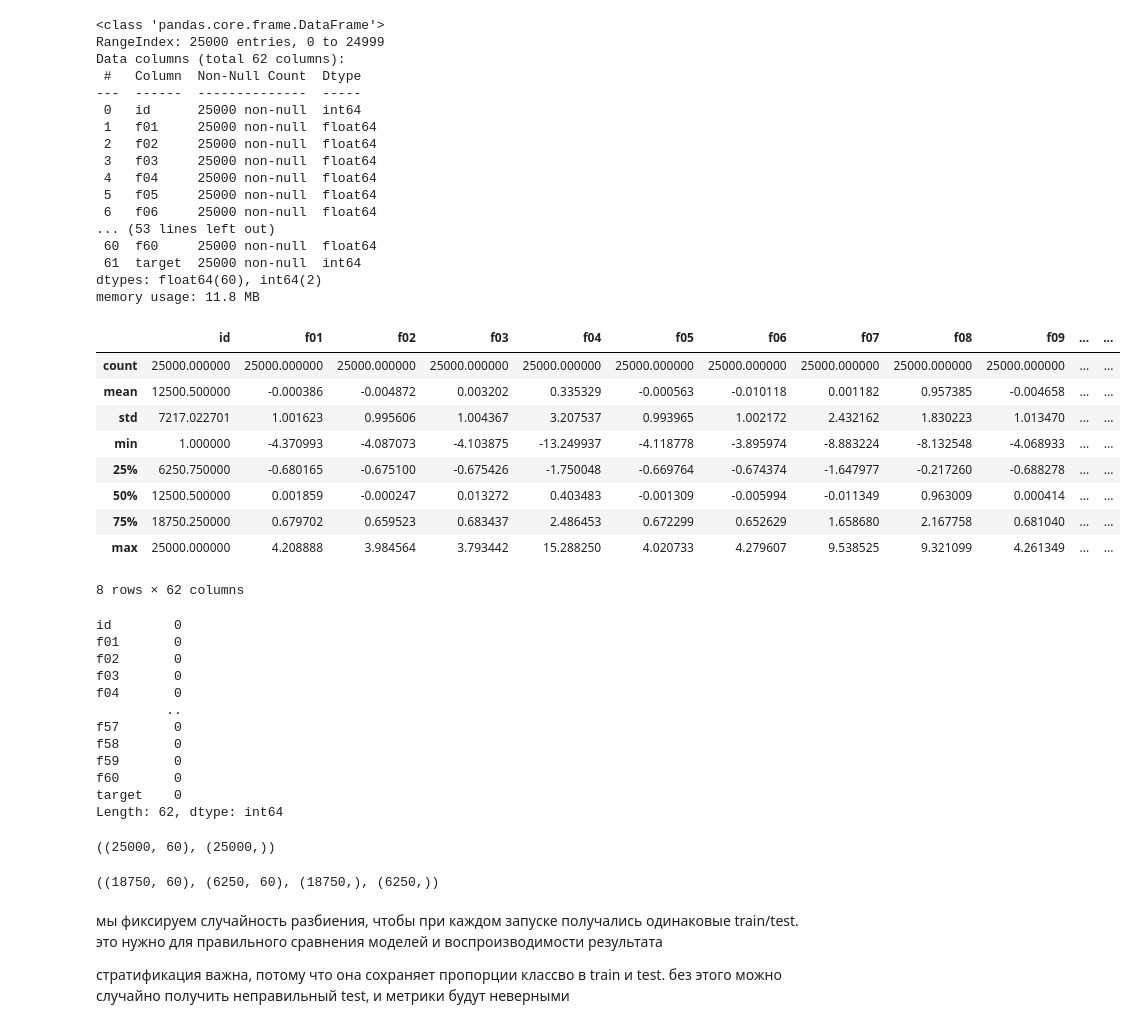
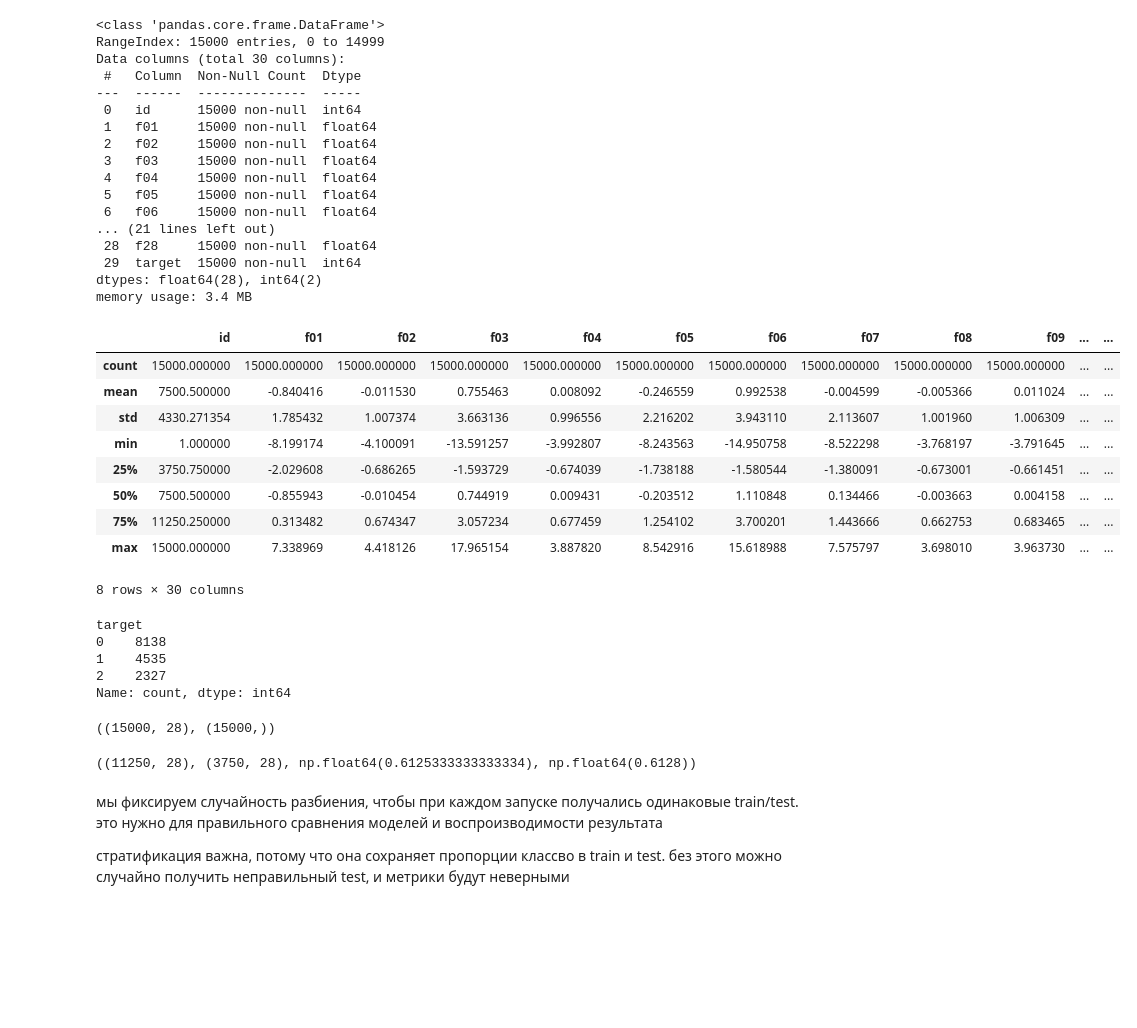
Before and after one commit to Gyroboy/mirea_aie_raynor, a Jupyter notebook: homeworks/HW06/HW06.ipynb, the cells around one changed output. Drawn from its saved outputs; the diff is of its cells as text; code cells hidden in the pictures; blank space fills up the shorter version.

```diff
--- a/homeworks/HW06/HW06.ipynb
+++ b/homeworks/HW06/HW06.ipynb
@@ -6,71 +14,63 @@ import sklearn
 # %%
-df = pd.read_csv("S06-hw-dataset-04.csv")
+df = pd.read_csv("S06-hw-dataset-03.csv")
 df.head()
 df.info()
 df.describe(include="all")
 # %% [output]
 <class 'pandas.core.frame.DataFrame'>
-RangeIndex: 25000 entries, 0 to 24999
-Data columns (total 62 columns):
+RangeIndex: 15000 entries, 0 to 14999
+Data columns (total 30 columns):
  #   Column  Non-Null Count  Dtype
 ---  ------  --------------  -----
- 0   id      25000 non-null  int64
- 1   f01     25000 non-null  float64
- 2   f02     25000 non-null  float64
- 3   f03     25000 non-null  float64
- 4   f04     25000 non-null  float64
- 5   f05     25000 non-null  float64
- 6   f06     25000 non-null  float64
-... (53 lines left out)
- 60  f60     25000 non-null  float64
- 61  target  25000 non-null  int64
-dtypes: float64(60), int64(2)
-memory usage: 11.8 MB
+ 0   id      15000 non-null  int64
+ 1   f01     15000 non-null  float64
+ 2   f02     15000 non-null  float64
+ 3   f03     15000 non-null  float64
+ 4   f04     15000 non-null  float64
+ 5   f05     15000 non-null  float64
+ 6   f06     15000 non-null  float64
+... (21 lines left out)
+ 28  f28     15000 non-null  float64
+ 29  target  15000 non-null  int64
+dtypes: float64(28), int64(2)
+memory usage: 3.4 MB
 |  | id | f01 | f02 | f03 | f04 | f05 | f06 | f07 | f08 | f09 | ... | ... |
-| count | 25000.000000 | 25000.000000 | 25000.000000 | 25000.000000 | 25000.000000 | 25000.000000 | 25000.000000 | 25000.000000 | 25000.000000 | 25000.000000 | ... | ... |
-| mean | 12500.500000 | -0.000386 | -0.004872 | 0.003202 | 0.335329 | -0.000563 | -0.010118 | 0.001182 | 0.957385 | -0.004658 | ... | ... |
-| std | 7217.022701 | 1.001623 | 0.995606 | 1.004367 | 3.207537 | 0.993965 | 1.002172 | 2.432162 | 1.830223 | 1.013470 | ... | ... |
-| min | 1.000000 | -4.370993 | -4.087073 | -4.103875 | -13.249937 | -4.118778 | -3.895974 | -8.883224 | -8.132548 | -4.068933 | ... | ... |
-| 25% | 6250.750000 | -0.680165 | -0.675100 | -0.675426 | -1.750048 | -0.669764 | -0.674374 | -1.647977 | -0.217260 | -0.688278 | ... | ... |
-| 50% | 12500.500000 | 0.001859 | -0.000247 | 0.013272 | 0.403483 | -0.001309 | -0.005994 | -0.011349 | 0.963009 | 0.000414 | ... | ... |
-| 75% | 18750.250000 | 0.679702 | 0.659523 | 0.683437 | 2.486453 | 0.672299 | 0.652629 | 1.658680 | 2.167758 | 0.681040 | ... | ... |
-| max | 25000.000000 | 4.208888 | 3.984564 | 3.793442 | 15.288250 | 4.020733 | 4.279607 | 9.538525 | 9.321099 | 4.261349 | ... | ... |
+| count | 15000.000000 | 15000.000000 | 15000.000000 | 15000.000000 | 15000.000000 | 15000.000000 | 15000.000000 | 15000.000000 | 15000.000000 | 15000.000000 | ... | ... |
+| mean | 7500.500000 | -0.840416 | -0.011530 | 0.755463 | 0.008092 | -0.246559 | 0.992538 | -0.004599 | -0.005366 | 0.011024 | ... | ... |
+| std | 4330.271354 | 1.785432 | 1.007374 | 3.663136 | 0.996556 | 2.216202 | 3.943110 | 2.113607 | 1.001960 | 1.006309 | ... | ... |
+| min | 1.000000 | -8.199174 | -4.100091 | -13.591257 | -3.992807 | -8.243563 | -14.950758 | -8.522298 | -3.768197 | -3.791645 | ... | ... |
+| 25% | 3750.750000 | -2.029608 | -0.686265 | -1.593729 | -0.674039 | -1.738188 | -1.580544 | -1.380091 | -0.673001 | -0.661451 | ... | ... |
+| 50% | 7500.500000 | -0.855943 | -0.010454 | 0.744919 | 0.009431 | -0.203512 | 1.110848 | 0.134466 | -0.003663 | 0.004158 | ... | ... |
+| 75% | 11250.250000 | 0.313482 | 0.674347 | 3.057234 | 0.677459 | 1.254102 | 3.700201 | 1.443666 | 0.662753 | 0.683465 | ... | ... |
+| max | 15000.000000 | 7.338969 | 4.418126 | 17.965154 | 3.887820 | 8.542916 | 15.618988 | 7.575797 | 3.698010 | 3.963730 | ... | ... |
-8 rows × 62 columns
+8 rows × 30 columns
 # %%
 df.isna().sum().sort_values(ascending=False)
 
-# df["target"].value_counts()
+df["target"].value_counts()
 # %% [output]
-id        0
-f01       0
-f02       0
-f03       0
-f04       0
-         ..
-f57       0
-f58       0
-f59       0
-f60       0
-target    0
-Length: 62, dtype: int64
+target
+0    8138
+1    4535
+2    2327
+Name: count, dtype: int64
 # %%
 X = df.drop(columns=["target", "id"], errors = "ignore")
 y = df["target"]
 
 X.shape, y.shape
 # %% [output]
-((25000, 60), (25000,))
+((15000, 28), (15000,))
 # %%
-X_train, X_test, y_train, y_test = sklearn.model_selection.train_test_split(
-    X,
-    y,
+X_train, X_test, y_train, y_test = train_test_split(
+    X, y,
     test_size = 0.25,
     random_state = 42,
     stratify = y
 )
-X_train.shape, X_test.shape, y_train.shape, y_test.shape
+X_train.shape, X_test.shape, y_train.mean(), y_test.mean()
 # %% [output]
-((18750, 60), (6250, 60), (18750,), (6250,))
+((11250, 28), (3750, 28), np.float64(0.6125333333333334), np.float64(0.6128))
 # %% [markdown]
 мы фиксируем случайность разбиения, чтобы при каждом запуске получались одинаковые train/test. это нужно для правильного сравнения моделей и воспроизводимости результата
 
```
Also changed, not shown: parts of 23 cells of this notebook.
